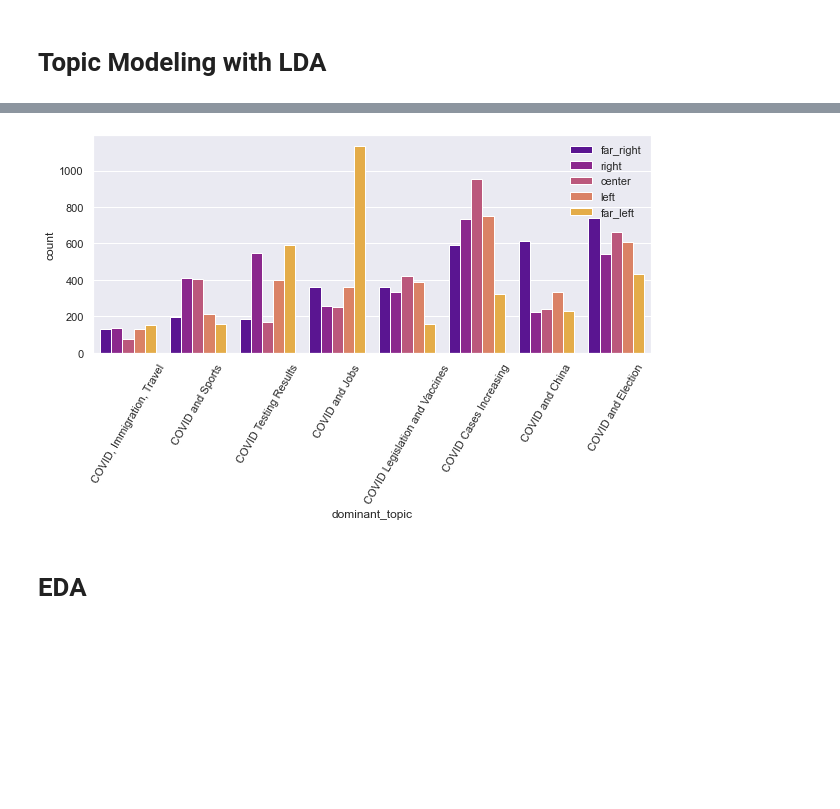
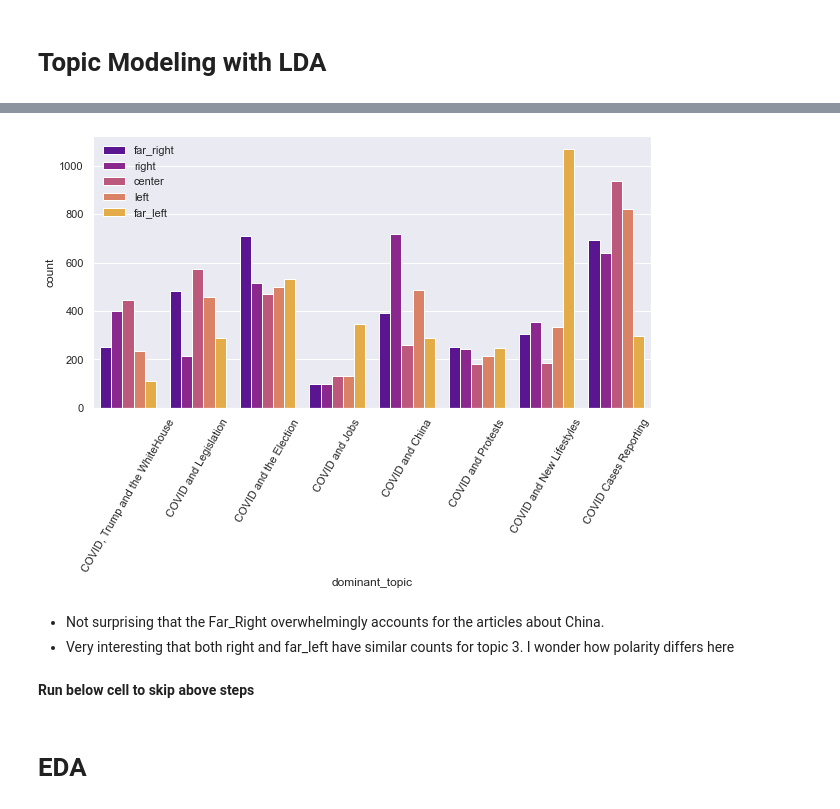
Before and after one commit to man-of-moose/web_articles_spin, a Jupyter notebook: Cleaning_Engineering_EDA.ipynb, the cells around one changed output, grey strips where cells are left out. Saved outputs shown, nothing was run; the diff lists cells and outputs as text; code cells hidden in the pictures; blank space fills up the shorter version.

```diff
--- a/Cleaning_Engineering_EDA.ipynb
+++ b/Cleaning_Engineering_EDA.ipynb
@@ -61,7 +61,7 @@ lemmatizer = WordNetLemmatizer()
 stopwords = stopwords.words('english')
 stopwords += list(string.punctuation)
 stopwords += ["n't", "' '", "'re'","”","``","“","''","’","'s","'re","http",
-              "https","char","reuters","wall","street","journal","photo","\n"]
+              "https","char","reuters","wall","street","journal","photo","\n","vice","news","like","time","make"]
 # %%
 domain_extensions = ['.com/','.org/','.net/','.co.uk/']
 
@@ -649,23 +500,28 @@ for i in data.index:
 # %%
 data['dominant_topic'] = pd.Series(dominant_topics)
 # %%
-plt.figure(figsize=(10,4))
+plt.figure(figsize=(10,5))
 ax = sns.countplot(x='dominant_topic', hue='target',data=data,palette='plasma')
-ax.set_xticklabels(['COVID, Immigration, Travel',
-                    'COVID and Sports',
-                   'COVID Testing Results',
+ax.set_xticklabels(['COVID, Trump and the WhiteHouse',
+                    'COVID and Legislation',
+                   'COVID and the Election',
                    'COVID and Jobs',
-                   'COVID Legislation and Vaccines',
-                   'COVID Cases Increasing',
                    'COVID and China',
-                   'COVID and Election'])
+                   'COVID and Protests',
+                   'COVID and New Lifestyles',
+                   'COVID Cases Reporting'])
 
-ax.legend(loc='upper right', frameon=False)
+ax.legend(loc='upper left', frameon=False)
 l = ax.set_xticklabels(ax.get_xticklabels(), rotation=60)
 plt.savefig('/Users/alecmccabe/Desktop/Flatiron/Projects/final_project_ideas/web_articles_spin/Pics/topic_by_target.png')
 
 plt.show()
 # %% [output]
-[figure, old version]
+[figure, new version]
+# %% [markdown]
+- Not surprising that the Far_Right overwhelmingly accounts for the articles about China.
+- Very interesting that both right and far_left have similar counts for topic 3. I wonder how polarity differs here
 # %%
 data.to_csv('clean_data2.csv')
+# %% [markdown]
+**Run below cell to skip above steps**
```
Also changed, not shown: parts of 39 cells of this notebook, 20 other files.
